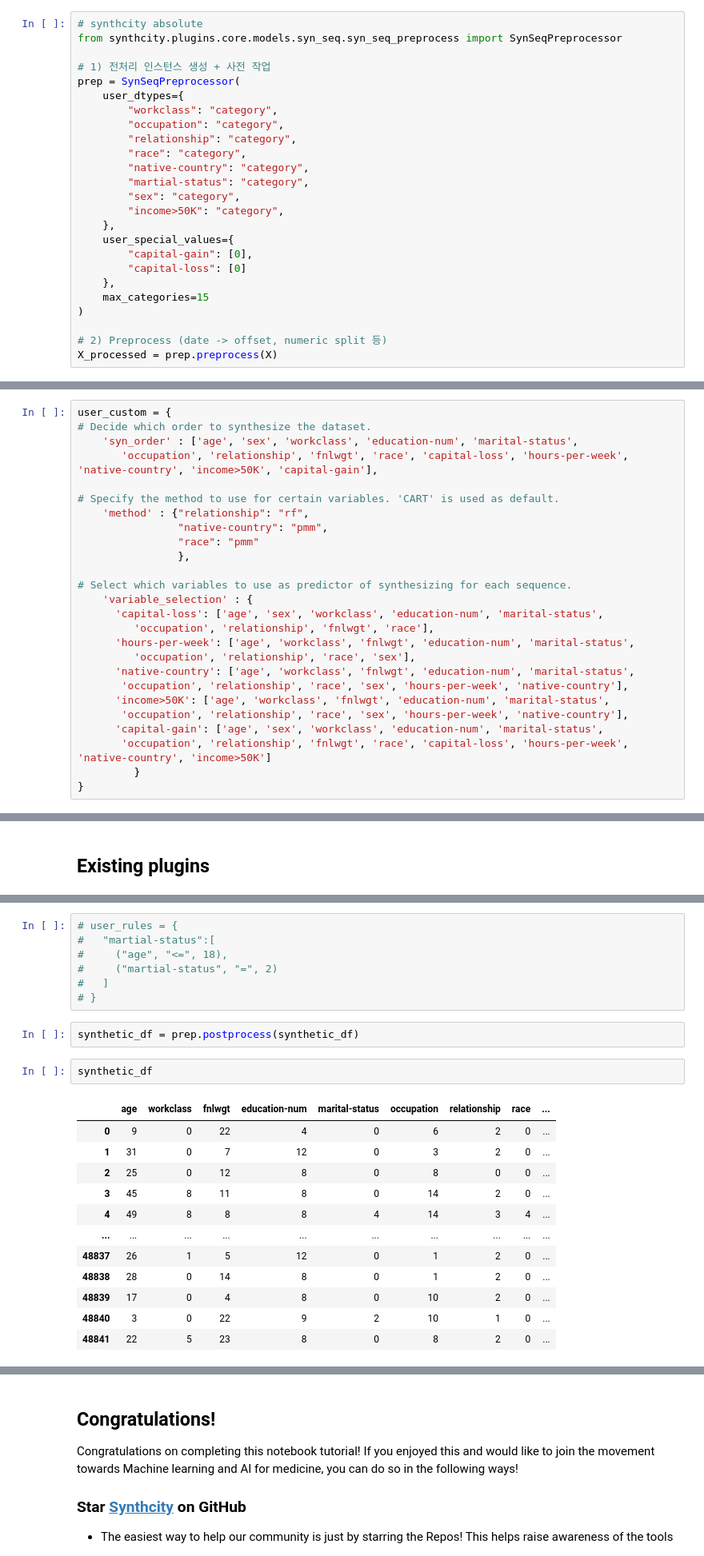
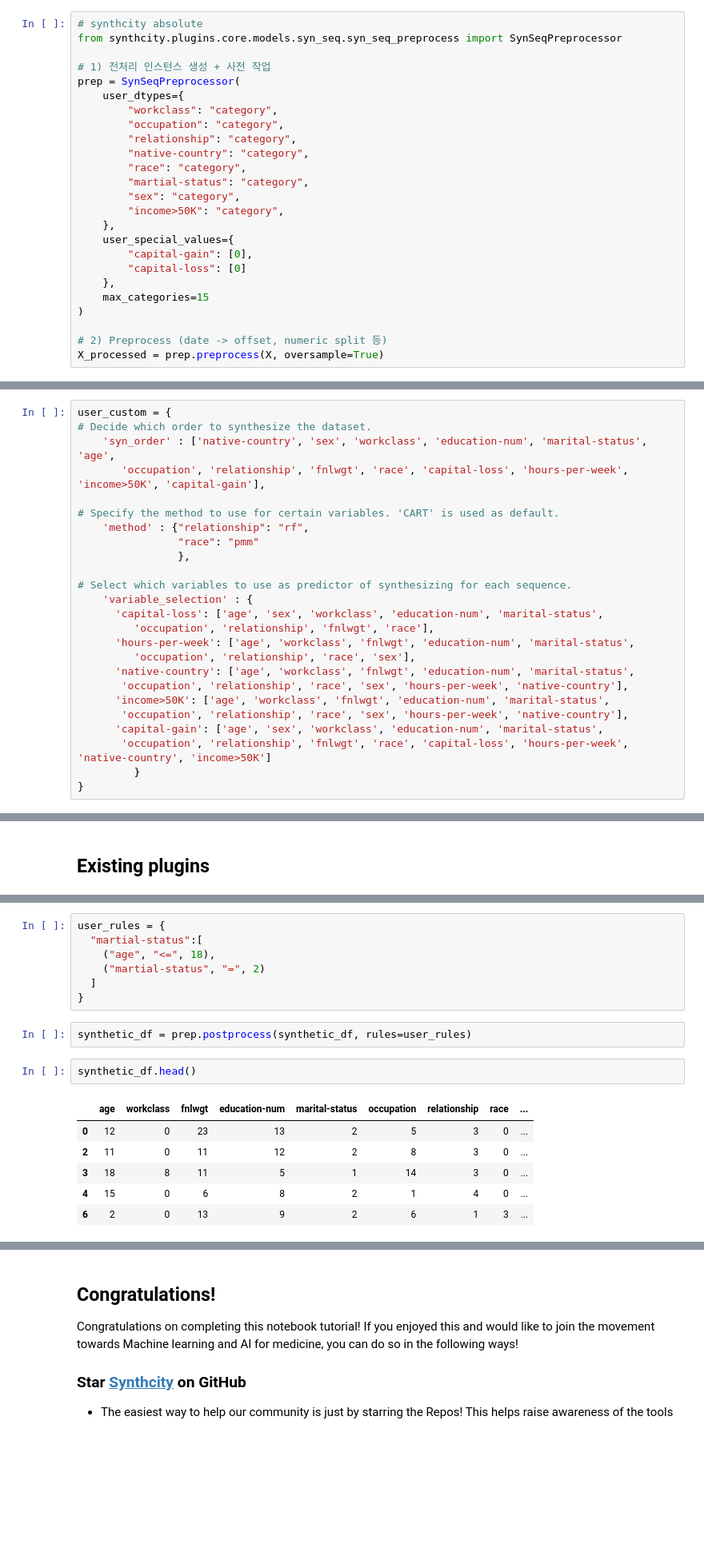
Before and after one commit to vanderschaarlab/synthcity, a Jupyter notebook: tutorials/tutorial10_sequential_synthesis.ipynb, the cells around one changed output, grey strips where cells are left out. Shown at 80% size. Saved outputs shown, nothing was run; the diff lists cells and outputs as text; blank space fills up the shorter version.

```diff
--- a/tutorials/tutorial10_sequential_synthesis.ipynb
+++ b/tutorials/tutorial10_sequential_synthesis.ipynb
@@ -136,8 +228,8 @@ prep = SynSeqPreprocessor(
         "workclass": "category",
         "occupation": "category",
         "relationship": "category",
+        "native-country": "category",
         "race": "category",
-        "native-country": "category",
         "martial-status": "category",
         "sex": "category",
         "income>50K": "category",
@@ -150,7 +242,7 @@ prep = SynSeqPreprocessor(
 )
 
 # 2) Preprocess (date -> offset, numeric split 등)
-X_processed = prep.preprocess(X)
+X_processed = prep.preprocess(X, oversample=True)
 # %% [output]
 [auto_assign] age -> numeric (nuniq=74)
 [auto_assign] fnlwgt -> numeric (nuniq=77)
@@ -266,12 +271,11 @@ Name: count, dtype: int64
 # %%
 user_custom = {
 # Decide which order to synthesize the dataset.
-    'syn_order' : ['age', 'sex', 'workclass', 'education-num', 'marital-status',
-       'occupation', 'relationship', 'fnlwgt', 'race', 'capital-loss', 'hours-per-week', 'native-country', 'income>50K', 'capital-gain'],
+    'syn_order' : ['native-country', 'sex', 'workclass', 'education-num', 'marital-status', 'age',
+       'occupation', 'relationship', 'fnlwgt', 'race', 'capital-loss', 'hours-per-week', 'income>50K', 'capital-gain'],
 
 # Specify the method to use for certain variables. 'CART' is used as default.
     'method' : {"relationship": "rf",
-                "native-country": "pmm",
                 "race": "pmm"
                 },
 
@@ -443,24 +407,18 @@ Name: count, dtype: int64
 # %%
-# user_rules = {
-#   "martial-status":[
-#     ("age", "<=", 18),
-#     ("martial-status", "=", 2)
-#   ]
-# }
+user_rules = {
+  "martial-status":[
+    ("age", "<=", 18),
+    ("martial-status", "=", 2)
+  ]
+}
 # %%
-synthetic_df = prep.postprocess(synthetic_df)
+synthetic_df = prep.postprocess(synthetic_df, rules=user_rules)
 # %%
-synthetic_df
+synthetic_df.head()
 # %% [output]
 |  | age | workclass | fnlwgt | education-num | marital-status | occupation | relationship | race | ... |
-| 0 | 9 | 0 | 22 | 4 | 0 | 6 | 2 | 0 | ... |
-| 1 | 31 | 0 | 7 | 12 | 0 | 3 | 2 | 0 | ... |
-| 2 | 25 | 0 | 12 | 8 | 0 | 8 | 0 | 0 | ... |
-| 3 | 45 | 8 | 11 | 8 | 0 | 14 | 2 | 0 | ... |
-| 4 | 49 | 8 | 8 | 8 | 4 | 14 | 3 | 4 | ... |
-| ... | ... | ... | ... | ... | ... | ... | ... | ... | ... |
-| 48837 | 26 | 1 | 5 | 12 | 0 | 1 | 2 | 0 | ... |
-| 48838 | 28 | 0 | 14 | 8 | 0 | 1 | 2 | 0 | ... |
-| 48839 | 17 | 0 | 4 | 8 | 0 | 10 | 2 | 0 | ... |
-| 48840 | 3 | 0 | 22 | 9 | 2 | 10 | 1 | 0 | ... |
-| 48841 | 22 | 5 | 23 | 8 | 0 | 8 | 2 | 0 | ... |
+| 0 | 12 | 0 | 23 | 13 | 2 | 5 | 3 | 0 | ... |
+| 2 | 11 | 0 | 11 | 12 | 2 | 8 | 3 | 0 | ... |
+| 3 | 18 | 8 | 11 | 5 | 1 | 14 | 3 | 0 | ... |
+| 4 | 15 | 0 | 6 | 8 | 2 | 1 | 4 | 0 | ... |
+| 6 | 2 | 0 | 13 | 9 | 2 | 6 | 1 | 3 | ... |
```
Also changed, not shown: parts of 47 cells of this notebook, 6 other files.
